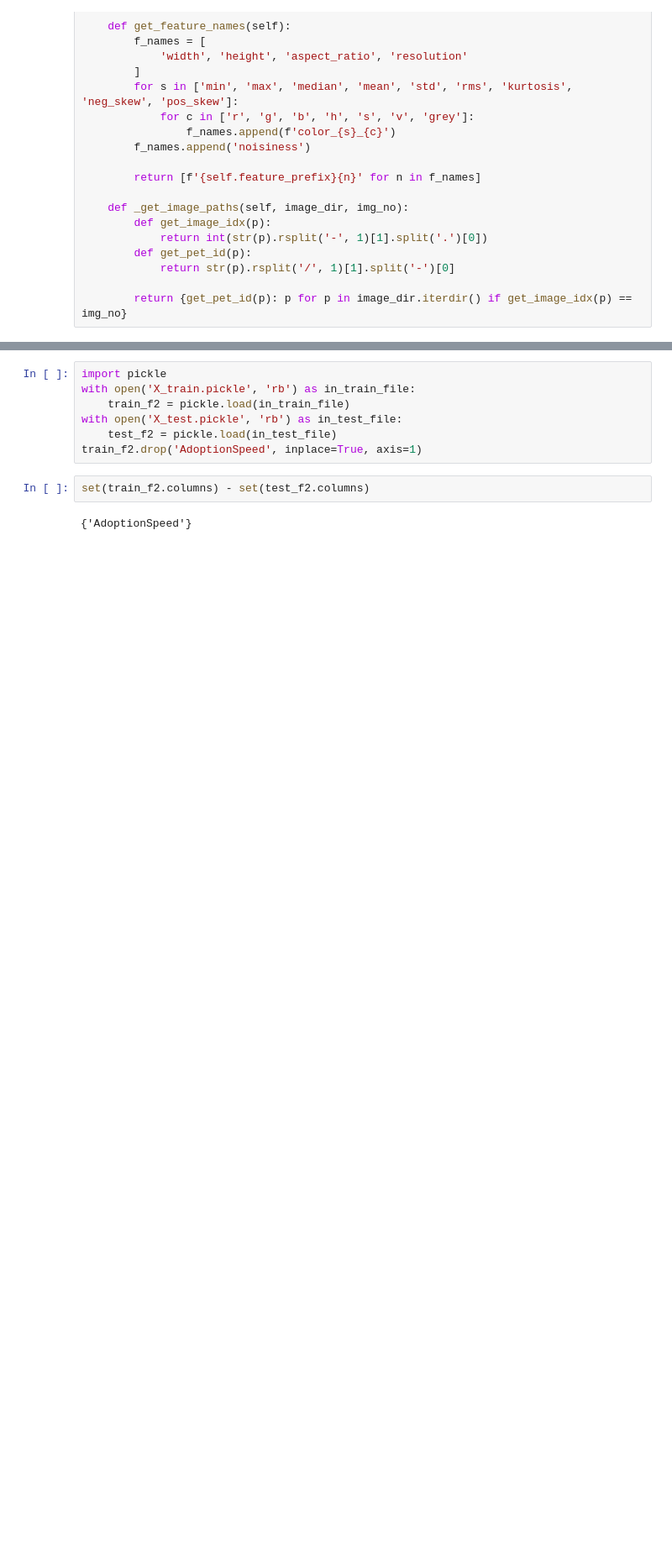
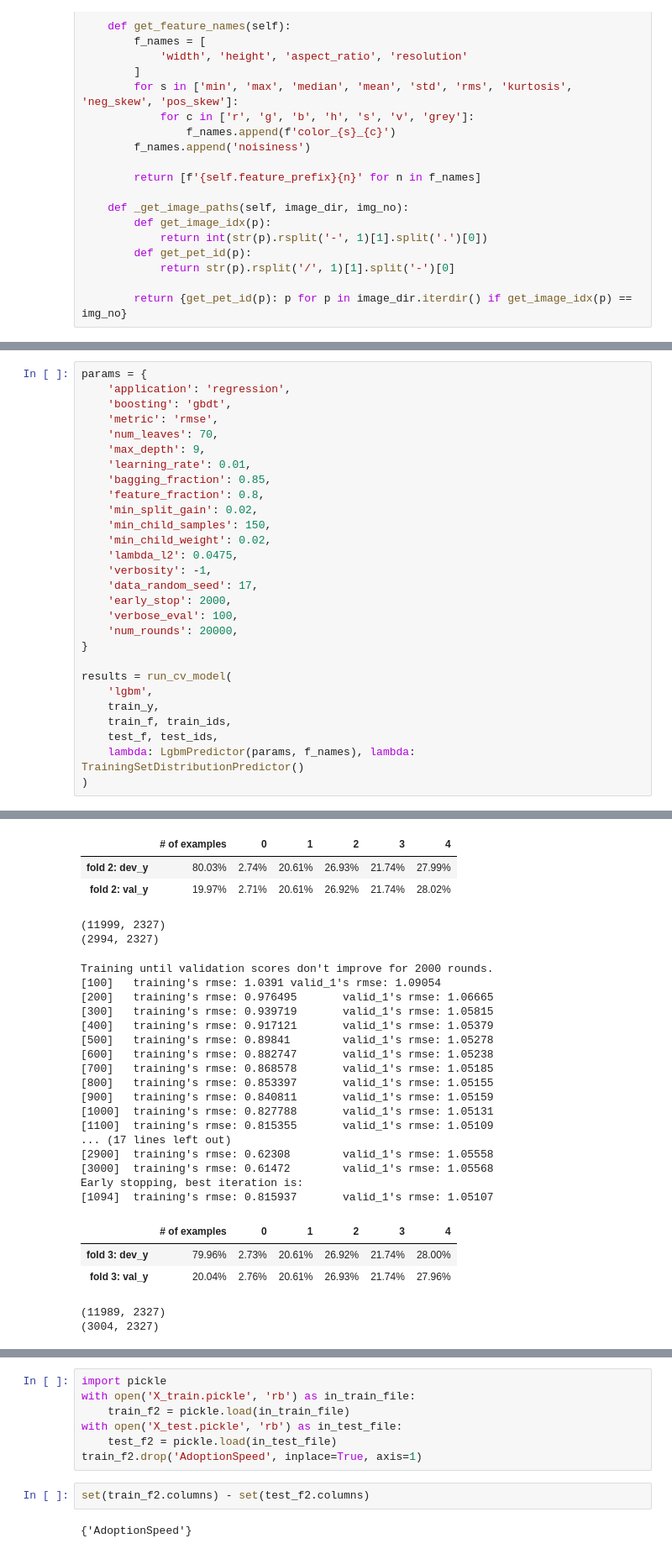
Before and after one commit to jakubwasikowski/kaggle-petfinder-adoption-prediction, a Jupyter notebook: src/YOLO NOTEBOOK.ipynb, the cells around one changed output, grey strips where cells are left out. Shown at 84% size. Cells and saved outputs as stored; diff of their text form; blank space fills up the shorter version.

```diff
--- a/src/YOLO NOTEBOOK.ipynb
+++ b/src/YOLO NOTEBOOK.ipynb
@@ -1505,3 +1492,32 @@ train_f, test_f, p, f_names = apply_pipeline(make_pipeline(
 # %% [output]
 HBox(children=(IntProgress(value=0, description='Fit-transform in target encoding', max=11, style=ProgressStyl…
 HBox(children=(IntProgress(value=0, description='Transform in target encoding', max=11, style=ProgressStyle(de…
+# %%
+params = {
+    'application': 'regression',
+    'boosting': 'gbdt',
+    'metric': 'rmse',
+    'num_leaves': 70,
+    'max_depth': 9,
+    'learning_rate': 0.01,
+    'bagging_fraction': 0.85,
+    'feature_fraction': 0.8,
+    'min_split_gain': 0.02,
+    'min_child_samples': 150,
+    'min_child_weight': 0.02,
+    'lambda_l2': 0.0475,
+    'verbosity': -1,
+    'data_random_seed': 17,
+    'early_stop': 2000,
+    'verbose_eval': 100,
+    'num_rounds': 20000,
+}
+
+results = run_cv_model(
+    'lgbm',
+    train_y,
+    train_f, train_ids,
+    test_f, test_ids,
+    lambda: LgbmPredictor(params, f_names), lambda: TrainingSetDistributionPredictor()
+)
+# %% [output]
@@ -1507,0 +1568,27 @@ HBox(children=(IntProgress(value=0, description='Transform in target encoding',
+|  | # of examples | 0 | 1 | 2 | 3 | 4 |
+| fold 2: dev_y | 80.03% | 2.74% | 20.61% | 26.93% | 21.74% | 27.99% |
+| fold 2: val_y | 19.97% | 2.71% | 20.61% | 26.92% | 21.74% | 28.02% |
+(11999, 2327)
+(2994, 2327)
+Training until validation scores don't improve for 2000 rounds.
+[100]   training's rmse: 1.0391 valid_1's rmse: 1.09054
+[200]   training's rmse: 0.976495       valid_1's rmse: 1.06665
+[300]   training's rmse: 0.939719       valid_1's rmse: 1.05815
+[400]   training's rmse: 0.917121       valid_1's rmse: 1.05379
+[500]   training's rmse: 0.89841        valid_1's rmse: 1.05278
+[600]   training's rmse: 0.882747       valid_1's rmse: 1.05238
+[700]   training's rmse: 0.868578       valid_1's rmse: 1.05185
+[800]   training's rmse: 0.853397       valid_1's rmse: 1.05155
+[900]   training's rmse: 0.840811       valid_1's rmse: 1.05159
+[1000]  training's rmse: 0.827788       valid_1's rmse: 1.05131
+[1100]  training's rmse: 0.815355       valid_1's rmse: 1.05109
+... (17 lines left out)
+[2900]  training's rmse: 0.62308        valid_1's rmse: 1.05558
+[3000]  training's rmse: 0.61472        valid_1's rmse: 1.05568
+Early stopping, best iteration is:
+[1094]  training's rmse: 0.815937       valid_1's rmse: 1.05107
+|  | # of examples | 0 | 1 | 2 | 3 | 4 |
+| fold 3: dev_y | 79.96% | 2.73% | 20.61% | 26.92% | 21.74% | 28.00% |
+| fold 3: val_y | 20.04% | 2.76% | 20.61% | 26.93% | 21.74% | 27.96% |
+(11989, 2327)
+(3004, 2327)
```
Also changed, not shown: parts of 16 cells of this notebook.
